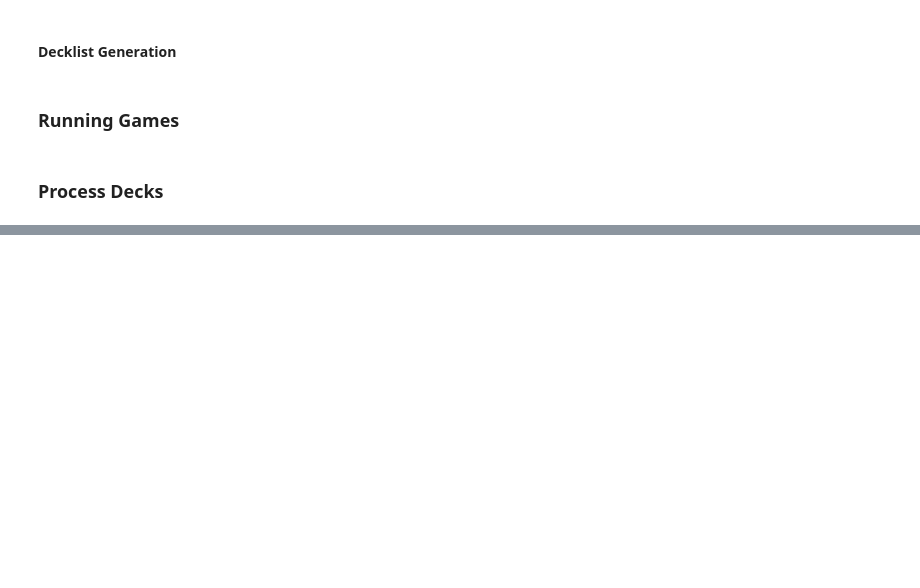
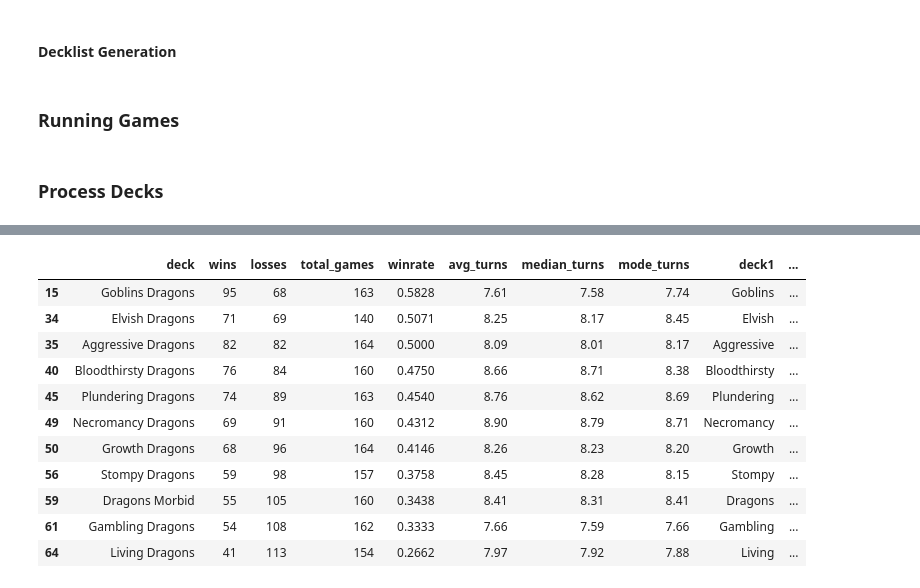
Before and after one commit to ItsGoldeneyes/MTG-deck-testing, a Jupyter notebook: main.ipynb, the cells around one changed output, grey strips where cells are left out. Saved outputs shown, nothing was run; the diff lists cells and outputs as text; code cells hidden in the pictures; blank space fills up the shorter version.

```diff
--- a/main.ipynb
+++ b/main.ipynb
@@ -647,0 +642,2 @@ Worst performing deck: Aggressive Plundering (0.00% win rate)
+# %%
+game_results_df = pd.read_csv('output/game_results.csv')
@@ -647,0 +651,3 @@ Worst performing deck: Aggressive Plundering (0.00% win rate)
+# %%
+game_results_df['deck1'] = game_results_df['deck'].str.split().str[0]
+game_results_df['deck2'] = game_results_df['deck'].str.split().str[1]
@@ -647,0 +694,15 @@ Worst performing deck: Aggressive Plundering (0.00% win rate)
+# %%
+game_results_df[game_results_df['deck'].str.contains('Dragons')]
+# %% [output]
+|  | deck | wins | losses | total_games | winrate | avg_turns | median_turns | mode_turns | deck1 | ... |
+| 15 | Goblins Dragons | 95 | 68 | 163 | 0.5828 | 7.61 | 7.58 | 7.74 | Goblins | ... |
+| 34 | Elvish Dragons | 71 | 69 | 140 | 0.5071 | 8.25 | 8.17 | 8.45 | Elvish | ... |
+| 35 | Aggressive Dragons | 82 | 82 | 164 | 0.5000 | 8.09 | 8.01 | 8.17 | Aggressive | ... |
+| 40 | Bloodthirsty Dragons | 76 | 84 | 160 | 0.4750 | 8.66 | 8.71 | 8.38 | Bloodthirsty | ... |
+| 45 | Plundering Dragons | 74 | 89 | 163 | 0.4540 | 8.76 | 8.62 | 8.69 | Plundering | ... |
+| 49 | Necromancy Dragons | 69 | 91 | 160 | 0.4312 | 8.90 | 8.79 | 8.71 | Necromancy | ... |
+| 50 | Growth Dragons | 68 | 96 | 164 | 0.4146 | 8.26 | 8.23 | 8.20 | Growth | ... |
+| 56 | Stompy Dragons | 59 | 98 | 157 | 0.3758 | 8.45 | 8.28 | 8.15 | Stompy | ... |
+| 59 | Dragons Morbid | 55 | 105 | 160 | 0.3438 | 8.41 | 8.31 | 8.41 | Dragons | ... |
+| 61 | Gambling Dragons | 54 | 108 | 162 | 0.3333 | 7.66 | 7.59 | 7.66 | Gambling | ... |
+| 64 | Living Dragons | 41 | 113 | 154 | 0.2662 | 7.97 | 7.92 | 7.88 | Living | ... |
```
Also changed, not shown: parts of 11 cells of this notebook.
